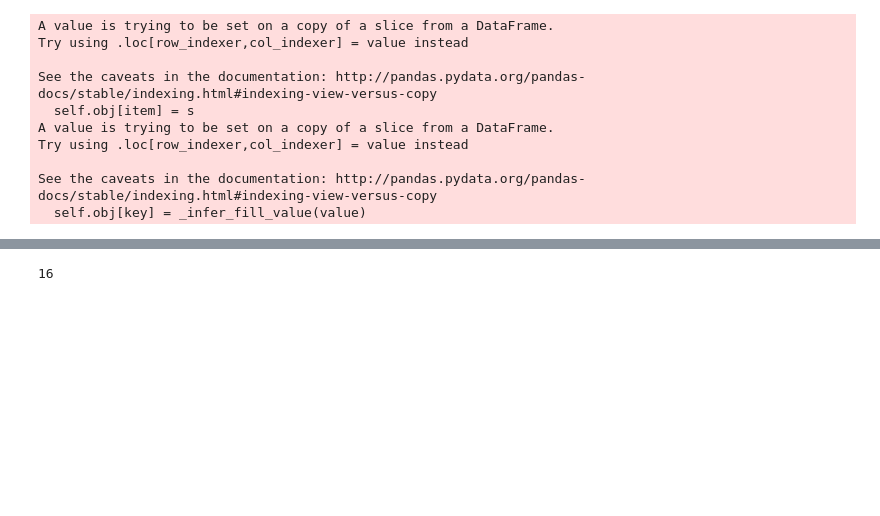
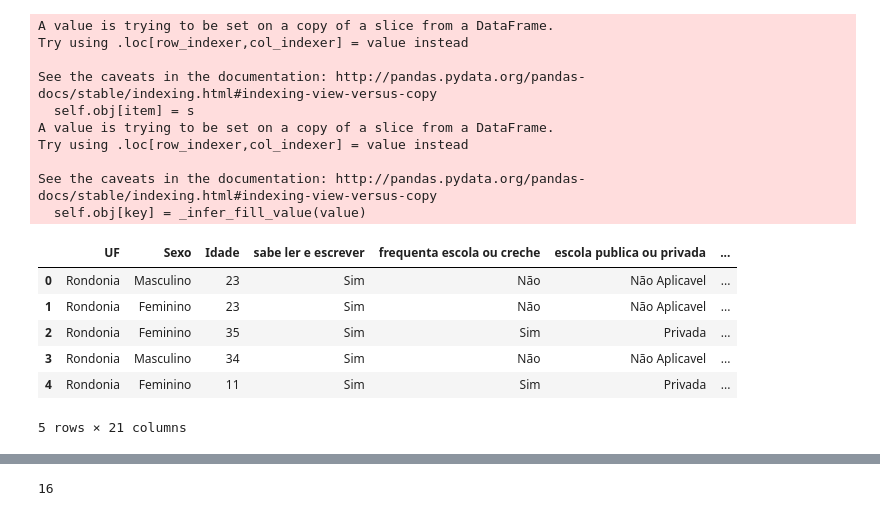
Before and after one commit to 4rfel/DP_DADOS_2019, a Jupyter notebook: Projeto1 Layout.ipynb, the cells around one changed output, grey strips where cells are left out. Drawn from its saved outputs; the diff is of its cells as text; code cells hidden in the pictures; blank space fills up the shorter version.

```diff
--- a/Projeto1 Layout.ipynb
+++ b/Projeto1 Layout.ipynb
@@ -202,5 +202,15 @@ Try using .loc[row_indexer,col_indexer] = value instead
 
 See the caveats in the documentation: http://pandas.pydata.org/pandas-docs/stable/indexing.html#indexing-view-versus-copy
   self.obj[key] = _infer_fill_value(value)
+# %%
+novo_df.head()
+# %% [output]
+|  | UF | Sexo | Idade | sabe ler e escrever | frequenta escola ou creche | escola publica ou privada | ... |
+| 0 | Rondonia | Masculino | 23 | Sim | Não | Não Aplicavel | ... |
+| 1 | Rondonia | Feminino | 23 | Sim | Não | Não Aplicavel | ... |
+| 2 | Rondonia | Feminino | 35 | Sim | Sim | Privada | ... |
+| 3 | Rondonia | Masculino | 34 | Sim | Não | Não Aplicavel | ... |
+| 4 | Rondonia | Feminino | 11 | Sim | Sim | Privada | ... |
+5 rows × 21 columns
 # %%
 #2011:
```
Also changed, not shown: parts of 4 cells of this notebook.
